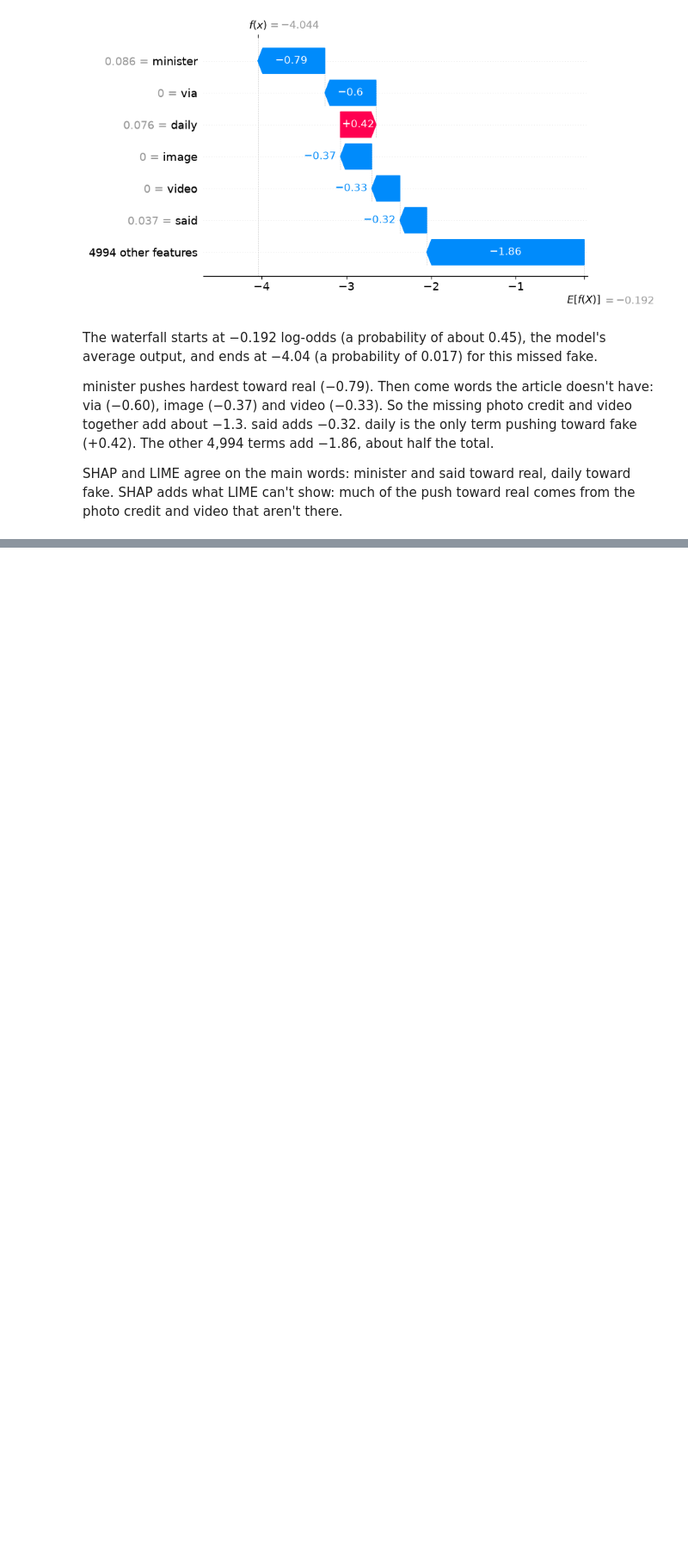
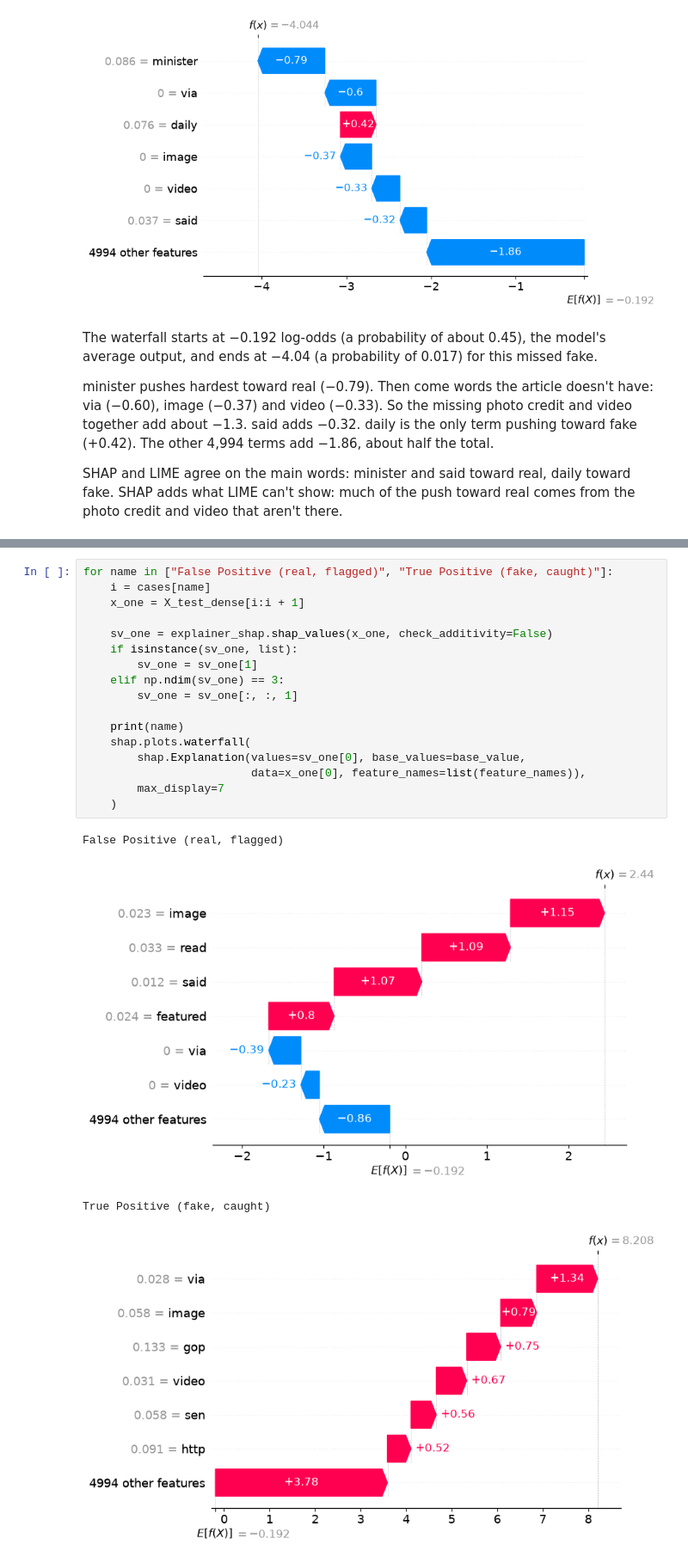
Before and after one commit to jirapon000/XDS_Fake_New_Detection, a Jupyter notebook: Model/Common Models/XGBoost.ipynb, the cells around one changed output, grey strips where cells are left out. Shown at 86% size. Saved outputs shown, nothing was run; the diff lists cells and outputs as text; blank space fills up the shorter version.

```diff
--- a/Model/Common Models/XGBoost.ipynb
+++ b/Model/Common Models/XGBoost.ipynb
@@ -704,0 +709,22 @@ SHAP and LIME agree on the main words: minister and said toward real, daily towa
+# %%
+for name in ["False Positive (real, flagged)", "True Positive (fake, caught)"]:
+    i = cases[name]
+    x_one = X_test_dense[i:i + 1]
+
+    sv_one = explainer_shap.shap_values(x_one, check_additivity=False)
+    if isinstance(sv_one, list):
+        sv_one = sv_one[1]
+    elif np.ndim(sv_one) == 3:
+        sv_one = sv_one[:, :, 1]
+
+    print(name)
+    shap.plots.waterfall(
+        shap.Explanation(values=sv_one[0], base_values=base_value,
+                         data=x_one[0], feature_names=list(feature_names)),
+        max_display=7
+    )
+# %% [output]
+False Positive (real, flagged)
+[figure, added]
+True Positive (fake, caught)
+[figure, added]
```
Also changed, not shown: parts of 6 cells of this notebook, 4 other files.
